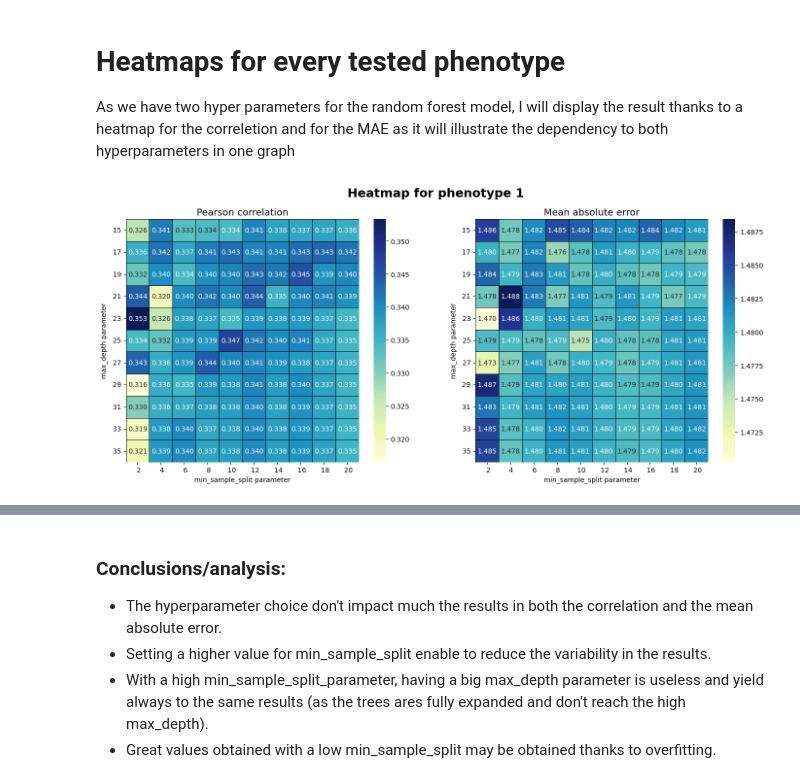
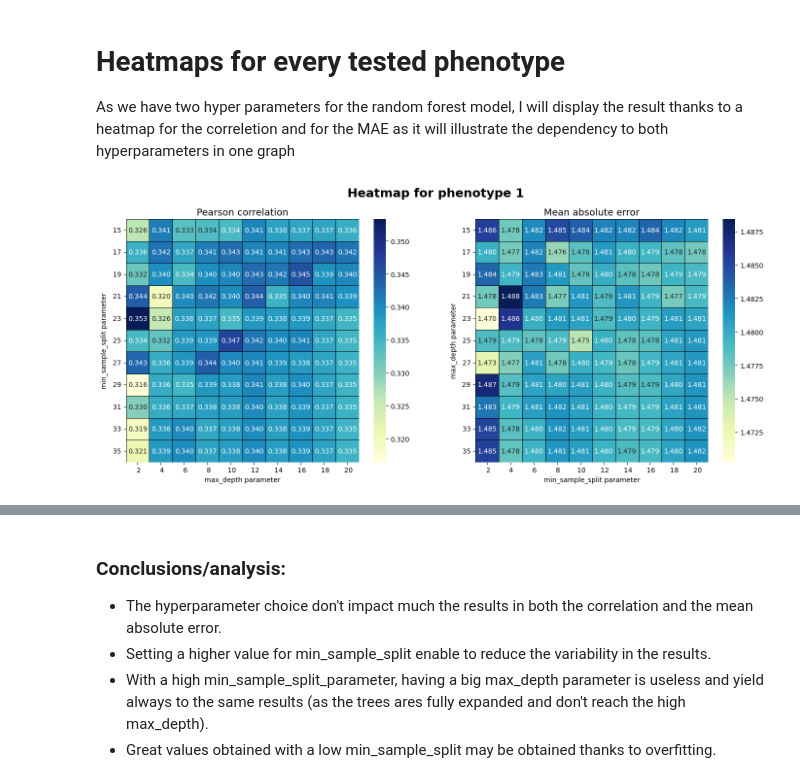
Before and after one commit to Florent-Hervers/master-thesis-code, a Jupyter notebook: results_analysis_random_forest.ipynb, the cells around one changed output, grey strips where cells are left out. Drawn from its saved outputs; the diff is of its cells as text; code cells hidden in the pictures.

```diff
--- a/results_analysis_random_forest.ipynb
+++ b/results_analysis_random_forest.ipynb
@@ -10,36 +9,22 @@ import numpy as np
 
 As we have two hyper parameters for the random forest model, I will display the result thanks to a heatmap for the correletion and for the MAE as it will illustrate the dependency to both hyperparameters in one graph
 # %%
-def results_heatmap(corr_df: pd.DataFrame, MAE_df: pd.DataFrame, phenotype_name: int):
-    # Update the dataframes to upgrade the resulting graph
-    corr_df.columns = list(map(lambda a: a.split("=")[1] ,corr_df.columns))
-    corr_df.index = list(map(lambda a: a.split("=")[1] ,corr_df.index))
+corr_pheno1_df = pd.read_csv("Results/random_forest_all_results_corr_pheno_1.csv", index_col = 0)
+MAE_pheno1_df = pd.read_csv("Results/random_forest_all_results_MAE_pheno_1.csv", index_col = 0)
 
-    MAE_df.columns = list(map(lambda a: a.split("=")[1] ,MAE_df.columns))
-    MAE_df.index = list(map(lambda a: a.split("=")[1] ,MAE_df.index))
+# Update the dataframes to upgrade the resulting graph
+corr_pheno1_df.columns = list(map(lambda a: a.split("=")[1] ,corr_pheno1_df.columns))
+corr_pheno1_df.index = list(map(lambda a: a.split("=")[1] , corr_pheno1_df.index))
 
-    subtitle_font =  {"size": 14}
-    title_font = {"weight": "bold" ,"size": 18}
+MAE_pheno1_df.columns = list(map(lambda a: a.split("=")[1] ,MAE_pheno1_df.columns))
+MAE_pheno1_df.index = list(map(lambda a: a.split("=")[1] ,MAE_pheno1_df.index))
 
-    fig,(ax1, ax2) = plt.subplots(1,2, figsize=(17 , 6.5))
-
-    fig.suptitle(f"Heatmap for phenotype {phenotype_name}", font=title_font)
-    sns.heatmap(corr_df, annot= True, cmap = "YlGnBu", fmt= ".3f", linecolor="black", linewidths=0.5, ax= ax1)
-    plt.yticks(rotation=0)
-    ax1.set_title("Pearson correlation", font=subtitle_font)
-    ax1.set_xlabel("min_sample_split parameter")
-    ax1.set_ylabel("max_depth parameter")
-    ax1.tick_params(rotation=0)
-
-    sns.heatmap(MAE_df, annot = True, cmap = "YlGnBu", fmt= ".3f", linecolor="black", linewidths=0.5, ax=ax2)
-    ax2.set_title("Mean absolute error", font=subtitle_font)
-    ax2.set_ylabel("max_depth parameter")
-    ax2.set_xlabel("min_sample_split parameter")
-    ax2.tick_params(rotation=0)
-    plt.show()
+results_heatmap(corr_pheno1_df,
+                MAE_pheno1_df,
+                f"Heatmap for phenotype 1",
+                "Pearson correlation",
+                "Mean absolute error",
+                "max_depth parameter",
+                "min_sample_split parameter")
+# %% [output]
+[figure, added]
-# %%
-corr_pheno1_df = pd.read_csv("Results/random_forest_all_results_corr_pheno_1.csv", index_col = 0)
-MAE_pheno1_df = pd.read_csv("Results/random_forest_all_results_MAE_pheno_1.csv", index_col = 0)
-results_heatmap(corr_pheno1_df, MAE_pheno1_df, 1)
-# %% [output]
-[figure, removed]
```
Also changed, not shown: parts of 7 cells of this notebook, 11 other files.
